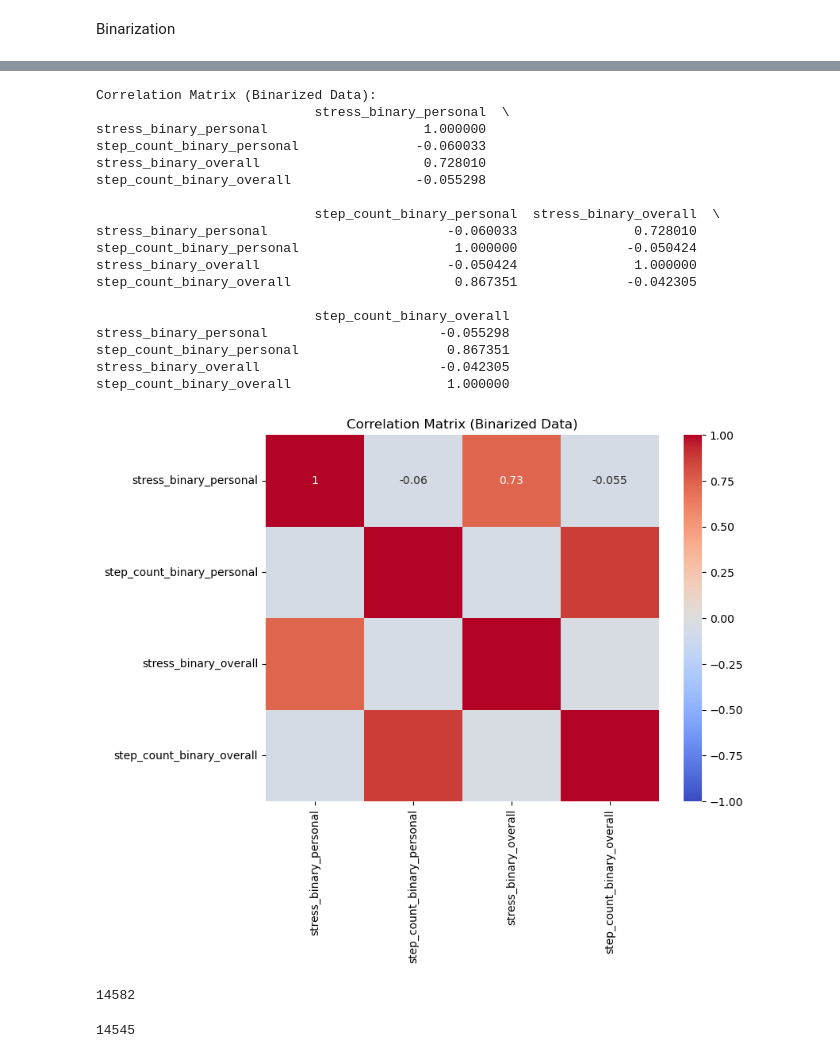
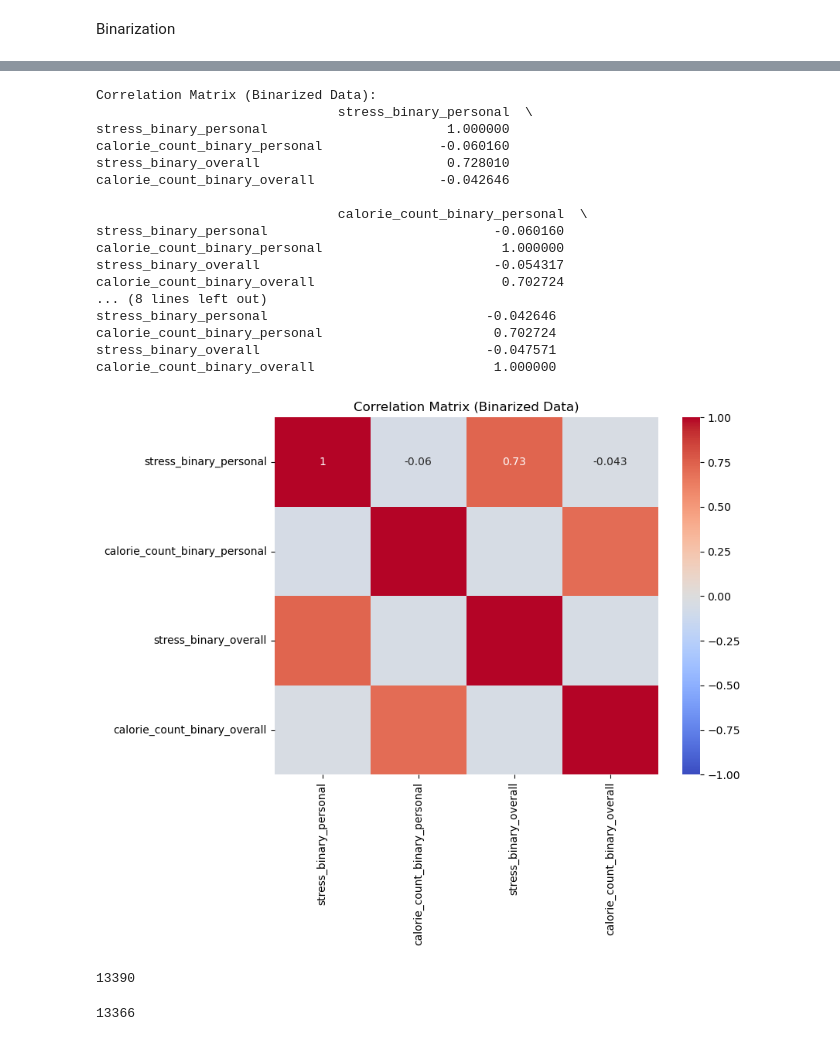
Before and after one commit to uziahmd/Low_performers, a Jupyter notebook: D-4/Label_Extraction_ESMsync.ipynb, the cells around one changed output, grey strips where cells are left out. Drawn from its saved outputs; the diff is of its cells as text; code cells hidden in the pictures.

Commit message:
Tested Calories & Removed all fitbit

```diff
--- a/D-4/Label_Extraction_ESMsync.ipynb
+++ b/D-4/Label_Extraction_ESMsync.ipynb
@@ -180,6 +180,6 @@ User folder: /var/nfs_share/D#4/newdata/P026, Response time: 1638271149263, Step
 User folder: /var/nfs_share/D#
 # %%
-esm_df['step_count'] = step_counts
+esm_df['calorie_count'] = step_counts
 # %% [output]
 A value is trying to be set on a copy of a slice from a DataFrame.
 Try using .loc[row_indexer,col_indexer] = value instead
@@ -209,7 +209,7 @@ def remove_first_last(df_grouped):
 
 esm_df = esm_df.groupby('pcode').apply(remove_first_last).reset_index(drop=True)
 # %%
-esm_df = esm_df[['pcode', 'responseTime', 'stress', 'step_count']].copy()
+esm_df = esm_df[['pcode', 'responseTime', 'stress', 'calorie_count']].copy()
 
 # Convert the 'responseTime' column to datetime format without using .loc
 esm_df['responseTime'] = pd.to_datetime(esm_df['responseTime'], unit='ms', utc=True).dt.tz_convert(DEFAULT_TZ)
@@ -305,16 +305,16 @@ print(zero_count)
 Binarization
 # %%
 # Calculate personal means
-personal_means = df.groupby('pcode').mean()[['stress', 'step_count']]
+personal_means = df.groupby('pcode').mean()[['stress', 'calorie_count']]
 
 # Calculate overall means
 overall_mean_stress = df['stress'].mean()
-overall_mean_steps = df['step_count'].mean()
+overall_mean_calories = df['calorie_count'].mean()
 
 print("Personal Means:")
 print(personal_means.head())
 
 print("Overall Mean Stress:", overall_mean_stress)
-print("Overall Mean Steps:", overall_mean_steps)
+print("Overall Mean Calorie:", overall_mean_calories)
 # %% [output]
 Personal Means:
@@ -332,10 +332,10 @@ Overall Mean Steps: 532.9868214186628
 def binarize_personal(row, personal_means):
     pcode = row['pcode']
     personal_mean_stress = personal_means.loc[pcode, 'stress']
-    personal_mean_steps = personal_means.loc[pcode, 'step_count']
+    personal_mean_calories = personal_means.loc[pcode, 'calorie_count']
 
     row['stress_binary_personal'] = 1 if row['stress'] > personal_mean_stress else 0
-    row['step_count_binary_personal'] = 1 if row['step_count'] > personal_mean_steps else 0
+    row['calorie_count_binary_personal'] = 1 if row['calorie_count'] > personal_mean_calories else 0
     return row
 
 # Binarize based on personal means
@@ -343,7 +343,7 @@ df = df.apply(binarize_personal, axis=1, personal_means=personal_means)
 
 # Binarize based on overall means
 df['stress_binary_overall'] = df['stress'].apply(lambda x: 1 if x > overall_mean_stress else 0)
-df['step_count_binary_overall'] = df['step_count'].apply(lambda x: 1 if x > overall_mean_steps else 0)
+df['calorie_count_binary_overall'] = df['calorie_count'].apply(lambda x: 1 if x > overall_mean_calories else 0)
 
 # Display the updated DataFrame
 print(df.head())
@@ -416,8 +416,8 @@ plt.hist(df['stress_binary_personal'], bins=2, edgecolor='k')
 plt.title('Binarized Stress (Personal Mean)')
 
 plt.subplot(1, 2, 2)
-plt.hist(df['step_count_binary_personal'], bins=2, edgecolor='k')
-plt.title('Binarized Step Count (Personal Mean)')
+plt.hist(df['calorie_count_binary_personal'], bins=2, edgecolor='k')
+plt.title('Binarized Calorie Count (Personal Mean)')
 
 plt.tight_layout()
 plt.show()
@@ -430,15 +430,15 @@ plt.hist(df['stress_binary_overall'], bins=2, edgecolor='k')
 plt.title('Binarized Stress (Overall Mean)')
 
 plt.subplot(1, 2, 2)
-plt.hist(df['step_count_binary_overall'], bins=2, edgecolor='k')
-plt.title('Binarized Step Count (Overall Mean)')
+plt.hist(df['calorie_count_binary_overall'], bins=2, edgecolor='k')
+plt.title('Binarized Calorie Count (Overall Mean)')
 
 plt.tight_layout()
 plt.show()
 
 # Correlation analysis for binarized data
-correlation_binarized = df[['stress_binary_personal', 'step_count_binary_personal',
-                            'stress_binary_overall', 'step_count_binary_overall']].corr()
+correlation_binarized = df[['stress_binary_personal', 'calorie_count_binary_personal',
+                            'stress_binary_overall', 'calorie_count_binary_overall']].corr()
 print("Correlation Matrix (Binarized Data):")
 print(correlation_binarized)
 
@@ -453,29 +453,28 @@ plt.show()
 Correlation Matrix (Binarized Data):
-                            stress_binary_personal  \
-stress_binary_personal                    1.000000
-step_count_binary_personal               -0.060033
-stress_binary_overall                     0.728010
-step_count_binary_overall                -0.055298
+                               stress_binary_personal  \
+stress_binary_personal                       1.000000
+calorie_count_binary_personal               -0.060160
+stress_binary_overall                        0.728010
+calorie_count_binary_overall                -0.042646
 
-                            step_count_binary_personal  stress_binary_overall  \
-stress_binary_personal                       -0.060033               0.728010
-step_count_binary_personal                    1.000000              -0.050424
-stress_binary_overall                        -0.050424               1.000000
-step_count_binary_overall                     0.867351              -0.042305
-
-                            step_count_binary_overall
-stress_binary_personal                      -0.055298
-step_count_binary_personal                   0.867351
-stress_binary_overall                       -0.042305
-step_count_binary_overall                    1.000000
+                               calorie_count_binary_personal  \
+stress_binary_personal                             -0.060160
+calorie_count_binary_personal                       1.000000
+stress_binary_overall                              -0.054317
+calorie_count_binary_overall                        0.702724
+... (8 lines left out)
+stress_binary_personal                            -0.042646
+calorie_count_binary_personal                      0.702724
+stress_binary_overall                             -0.047571
+calorie_count_binary_overall                       1.000000
-[figure, old version]
+[figure, new version]
 # %%
-zero_count = (df['step_count_binary_personal'] == 0).sum()
+zero_count = (df['calorie_count_binary_personal'] == 0).sum()
 print(zero_count)
 # %% [output]
-14582
+13390
 # %%
-zero_count = (df['step_count_binary_overall'] == 0).sum()
+zero_count = (df['calorie_count_binary_overall'] == 0).sum()
 print(zero_count)
 # %% [output]
-14545
+13366
```
Also changed, not shown: parts of 16 cells of this notebook, 7 other files.
